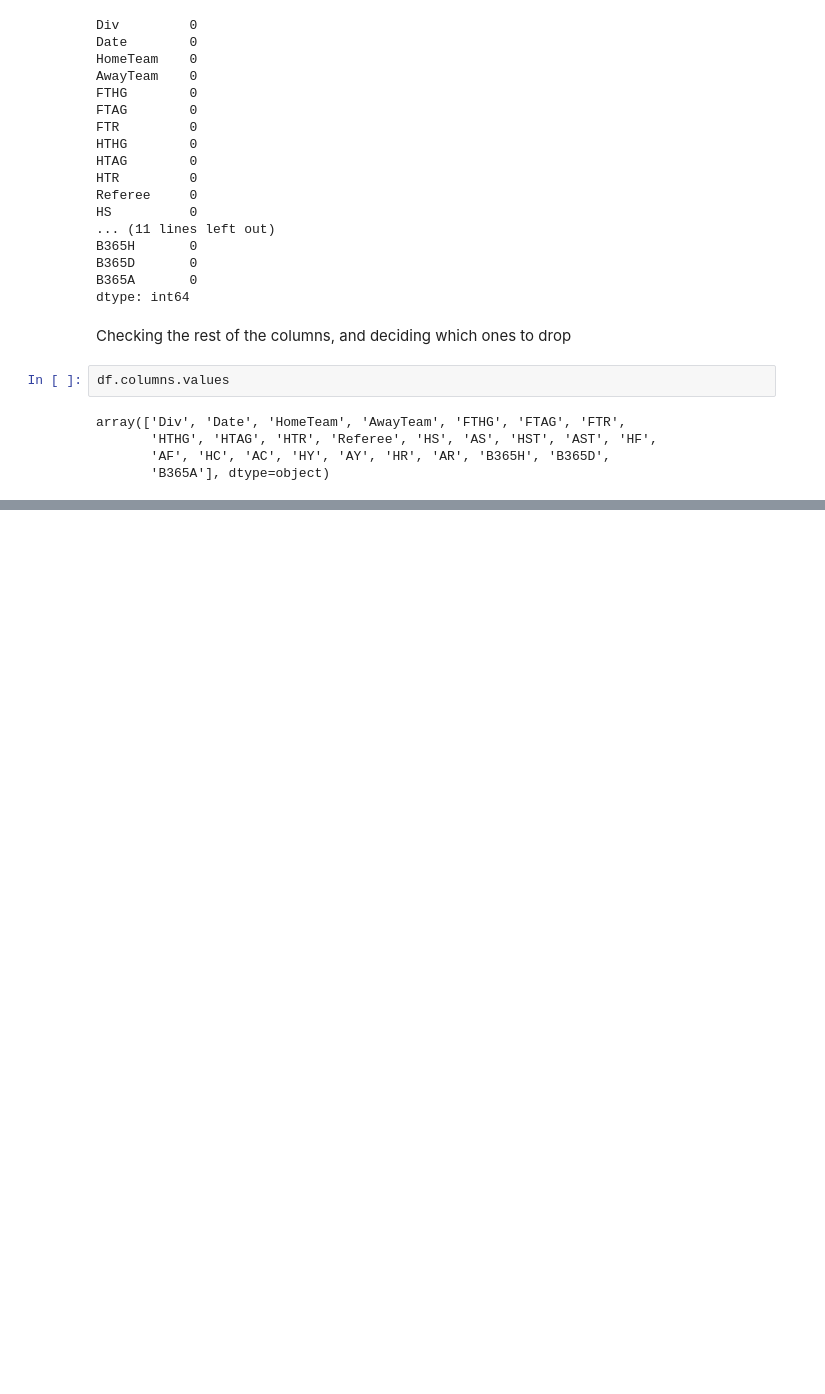
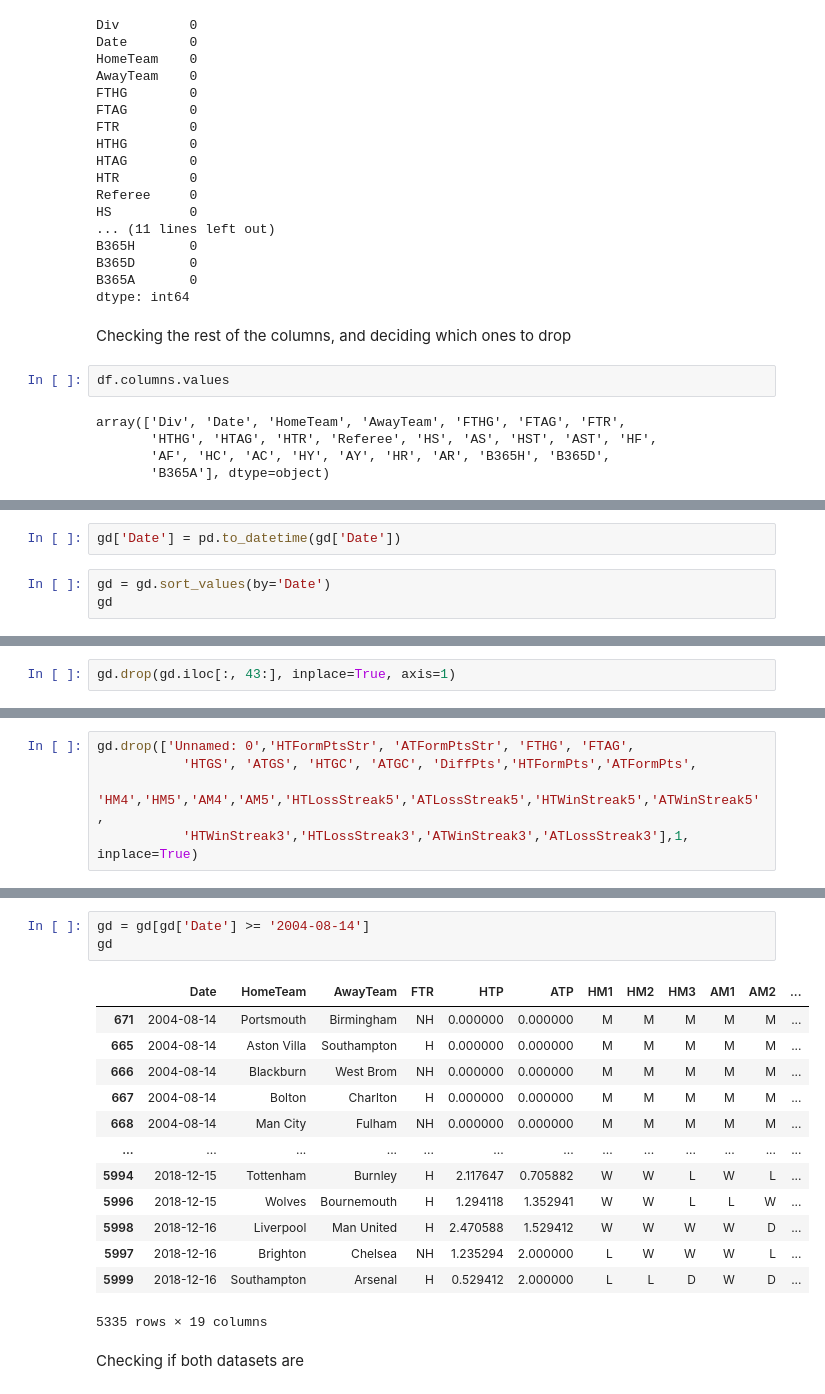
Before and after one commit to barteaga10/Premier-League-Prediction, a Jupyter notebook: Data Gathering & Cleaning .ipynb, the cells around one changed output, grey strips where cells are left out. Cells and saved outputs as stored; diff of their text form; blank space fills up the shorter version.

```diff
--- a/Data Gathering & Cleaning .ipynb
+++ b/Data Gathering & Cleaning .ipynb
@@ -253,0 +339,5 @@ array(['Div', 'Date', 'HomeTeam', 'AwayTeam', 'FTHG', 'FTAG', 'FTR',
+# %%
+gd['Date'] = pd.to_datetime(gd['Date'])
+# %%
+gd = gd.sort_values(by='Date')
+gd
@@ -253,0 +362,2 @@ array(['Div', 'Date', 'HomeTeam', 'AwayTeam', 'FTHG', 'FTAG', 'FTR',
+# %%
+gd.drop(gd.iloc[:, 43:], inplace=True, axis=1)
@@ -253,0 +397,5 @@ array(['Div', 'Date', 'HomeTeam', 'AwayTeam', 'FTHG', 'FTAG', 'FTR',
+# %%
+gd.drop(['Unnamed: 0','HTFormPtsStr', 'ATFormPtsStr', 'FTHG', 'FTAG',
+           'HTGS', 'ATGS', 'HTGC', 'ATGC', 'DiffPts','HTFormPts','ATFormPts',
+           'HM4','HM5','AM4','AM5','HTLossStreak5','ATLossStreak5','HTWinStreak5','ATWinStreak5',
+           'HTWinStreak3','HTLossStreak3','ATWinStreak3','ATLossStreak3'],1, inplace=True)
@@ -253,0 +433,19 @@ array(['Div', 'Date', 'HomeTeam', 'AwayTeam', 'FTHG', 'FTAG', 'FTR',
+# %%
+gd = gd[gd['Date'] >= '2004-08-14']
+gd
+# %% [output]
+|  | Date | HomeTeam | AwayTeam | FTR | HTP | ATP | HM1 | HM2 | HM3 | AM1 | AM2 | ... |
+| 671 | 2004-08-14 | Portsmouth | Birmingham | NH | 0.000000 | 0.000000 | M | M | M | M | M | ... |
+| 665 | 2004-08-14 | Aston Villa | Southampton | H | 0.000000 | 0.000000 | M | M | M | M | M | ... |
+| 666 | 2004-08-14 | Blackburn | West Brom | NH | 0.000000 | 0.000000 | M | M | M | M | M | ... |
+| 667 | 2004-08-14 | Bolton | Charlton | H | 0.000000 | 0.000000 | M | M | M | M | M | ... |
+| 668 | 2004-08-14 | Man City | Fulham | NH | 0.000000 | 0.000000 | M | M | M | M | M | ... |
+| ... | ... | ... | ... | ... | ... | ... | ... | ... | ... | ... | ... | ... |
+| 5994 | 2018-12-15 | Tottenham | Burnley | H | 2.117647 | 0.705882 | W | W | L | W | L | ... |
+| 5996 | 2018-12-15 | Wolves | Bournemouth | H | 1.294118 | 1.352941 | W | W | L | L | W | ... |
+| 5998 | 2018-12-16 | Liverpool | Man United | H | 2.470588 | 1.529412 | W | W | W | W | D | ... |
+| 5997 | 2018-12-16 | Brighton | Chelsea | NH | 1.235294 | 2.000000 | L | W | W | W | L | ... |
+| 5999 | 2018-12-16 | Southampton | Arsenal | H | 0.529412 | 2.000000 | L | L | D | W | D | ... |
+5335 rows × 19 columns
+# %% [markdown]
+Checking if both datasets are
```
Also changed, not shown: parts of 22 cells of this notebook.
